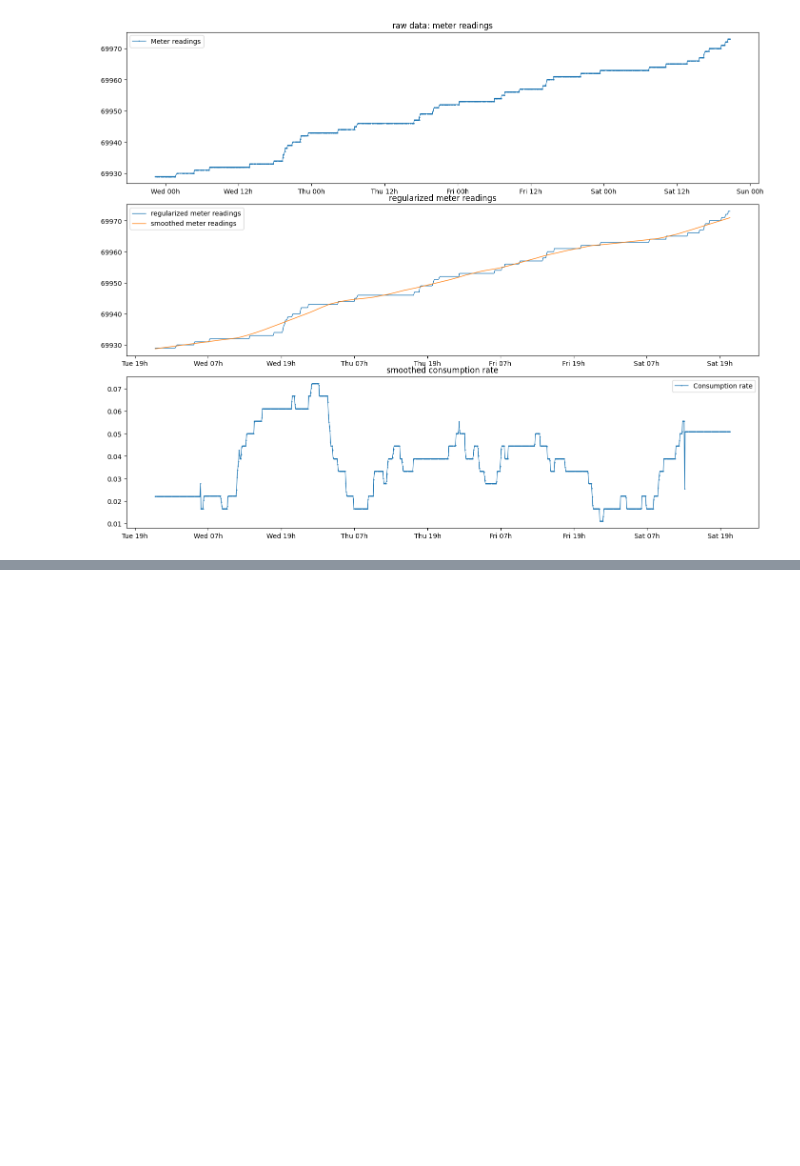
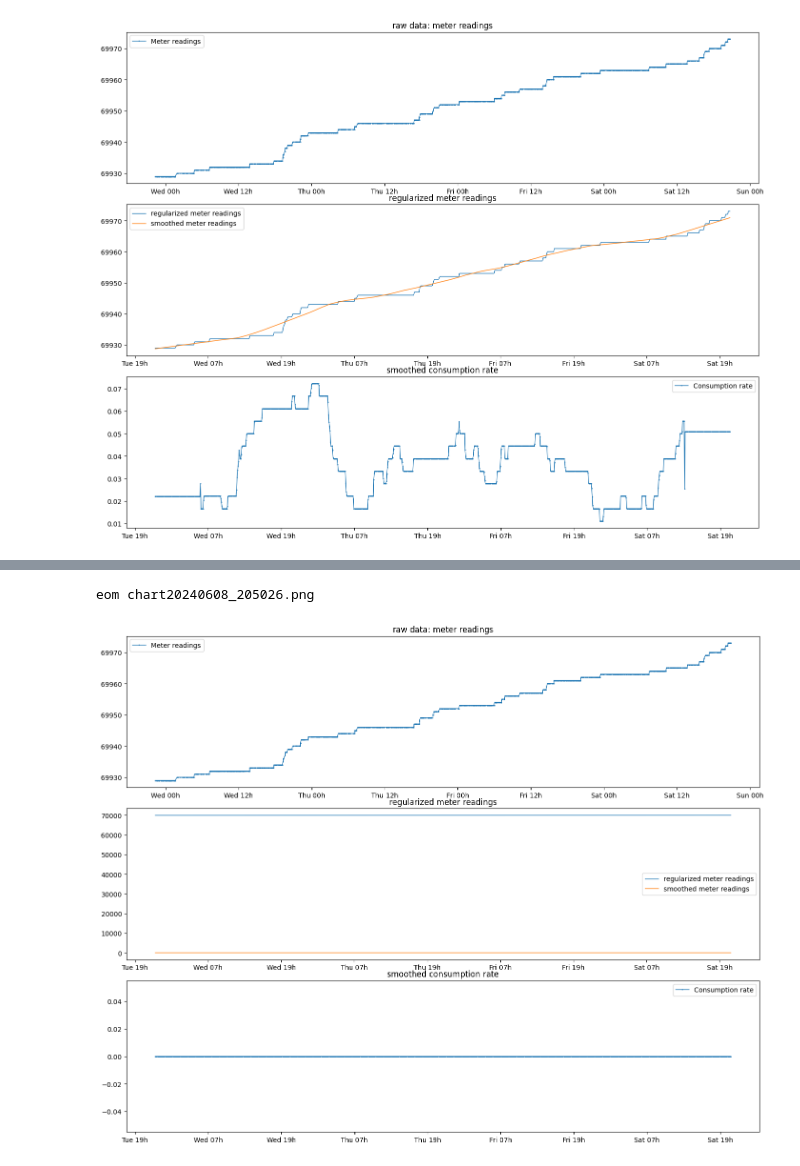
Before and after one commit to tomviolin/rtl433, a Jupyter notebook: Untitled1.ipynb, the cells around one changed output, grey strips where cells are left out. Drawn from its saved outputs; the diff is of its cells as text; code cells hidden in the pictures; blank space fills up the shorter version.

```diff
--- a/Untitled1.ipynb
+++ b/Untitled1.ipynb
@@ -164,0 +170,5 @@ eom chart20240608_204249.png
+# %%
+run graphit.py
+# %% [output]
+eom chart20240608_205026.png
+[figure, added]
```
Also changed, not shown: parts of 5 cells of this notebook, 5 other files.
